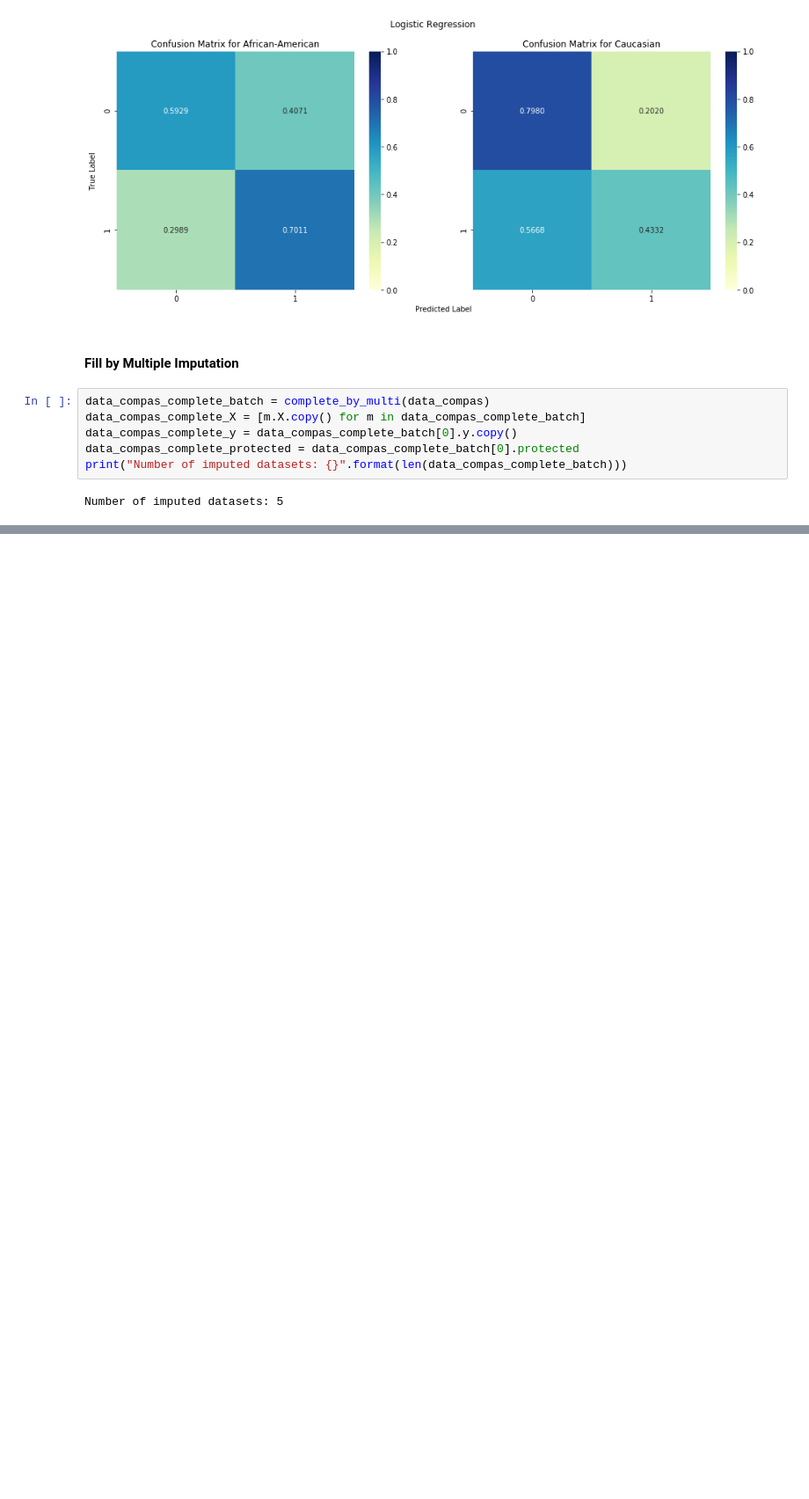
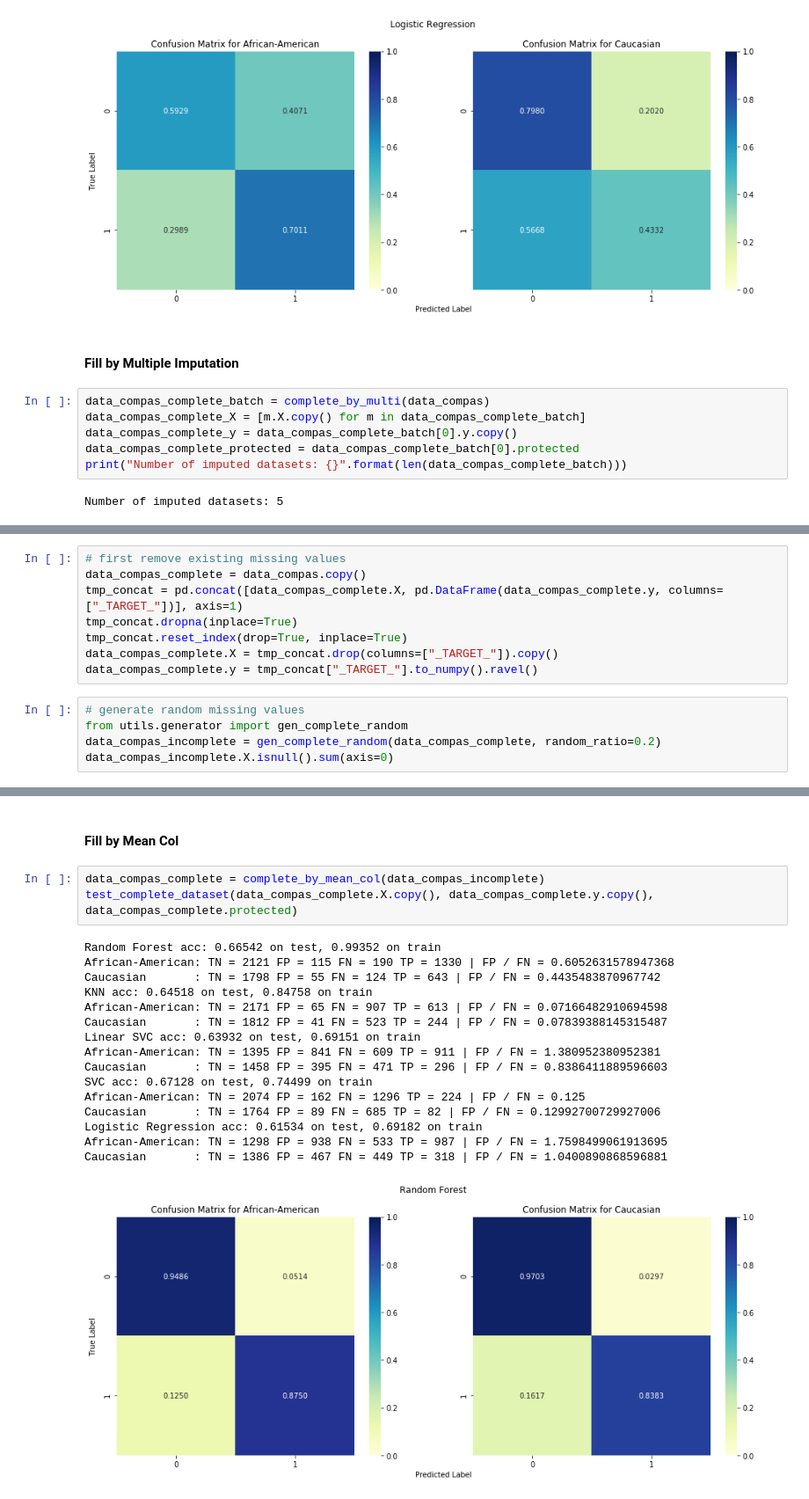
Before and after one commit to teamclouday/DataImputation, a Jupyter notebook: compas.ipynb, the cells around one changed output, grey strips where cells are left out. Shown at 88% size. Cells and saved outputs as stored; diff of their text form; blank space fills up the shorter version.

Commit message:
update compas

```diff
--- a/compas.ipynb
+++ b/compas.ipynb
@@ -1005,0 +1055,13 @@ Logistic Regression acc: 0.65547 on test, 0.67729 on train
+# %%
+# first remove existing missing values
+data_compas_complete = data_compas.copy()
+tmp_concat = pd.concat([data_compas_complete.X, pd.DataFrame(data_compas_complete.y, columns=["_TARGET_"])], axis=1)
+tmp_concat.dropna(inplace=True)
+tmp_concat.reset_index(drop=True, inplace=True)
+data_compas_complete.X = tmp_concat.drop(columns=["_TARGET_"]).copy()
+data_compas_complete.y = tmp_concat["_TARGET_"].to_numpy().ravel()
+# %%
+# generate random missing values
+from utils.generator import gen_complete_random
+data_compas_incomplete = gen_complete_random(data_compas_complete, random_ratio=0.2)
+data_compas_incomplete.X.isnull().sum(axis=0)
@@ -1005,0 +1083,22 @@ Logistic Regression acc: 0.65547 on test, 0.67729 on train
+# %% [markdown]
+#### Fill by Mean Col
+# %%
+data_compas_complete = complete_by_mean_col(data_compas_incomplete)
+test_complete_dataset(data_compas_complete.X.copy(), data_compas_complete.y.copy(), data_compas_complete.protected)
+# %% [output]
+Random Forest acc: 0.66542 on test, 0.99352 on train
+African-American: TN = 2121 FP = 115 FN = 190 TP = 1330 | FP / FN = 0.6052631578947368
+Caucasian       : TN = 1798 FP = 55 FN = 124 TP = 643 | FP / FN = 0.4435483870967742
+KNN acc: 0.64518 on test, 0.84758 on train
+African-American: TN = 2171 FP = 65 FN = 907 TP = 613 | FP / FN = 0.07166482910694598
+Caucasian       : TN = 1812 FP = 41 FN = 523 TP = 244 | FP / FN = 0.07839388145315487
+Linear SVC acc: 0.63932 on test, 0.69151 on train
+African-American: TN = 1395 FP = 841 FN = 609 TP = 911 | FP / FN = 1.380952380952381
+Caucasian       : TN = 1458 FP = 395 FN = 471 TP = 296 | FP / FN = 0.8386411889596603
+SVC acc: 0.67128 on test, 0.74499 on train
+African-American: TN = 2074 FP = 162 FN = 1296 TP = 224 | FP / FN = 0.125
+Caucasian       : TN = 1764 FP = 89 FN = 685 TP = 82 | FP / FN = 0.12992700729927006
+Logistic Regression acc: 0.61534 on test, 0.69182 on train
+African-American: TN = 1298 FP = 938 FN = 533 TP = 987 | FP / FN = 1.7598499061913695
+Caucasian       : TN = 1386 FP = 467 FN = 449 TP = 318 | FP / FN = 1.0400890868596881
+[figure, added]
```
Also changed, not shown: parts of 56 cells of this notebook.
